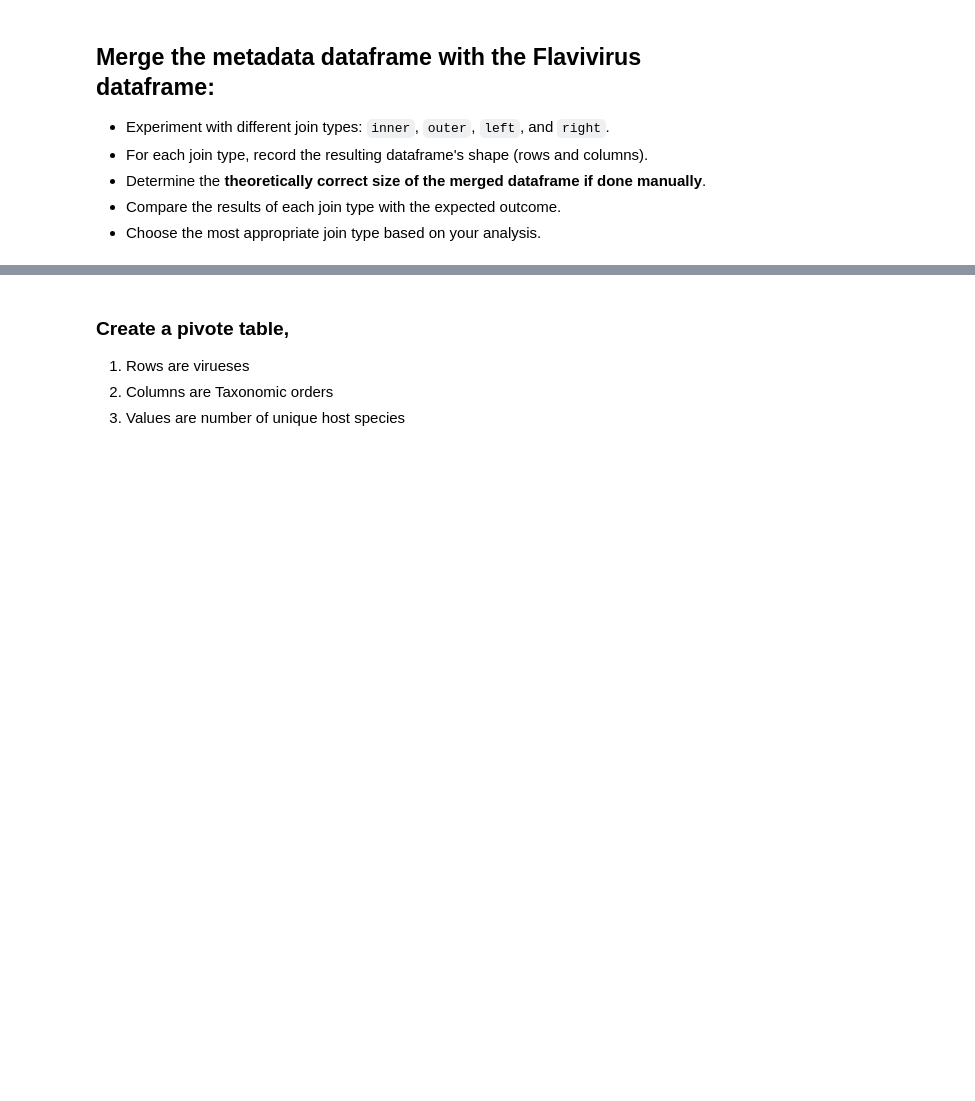
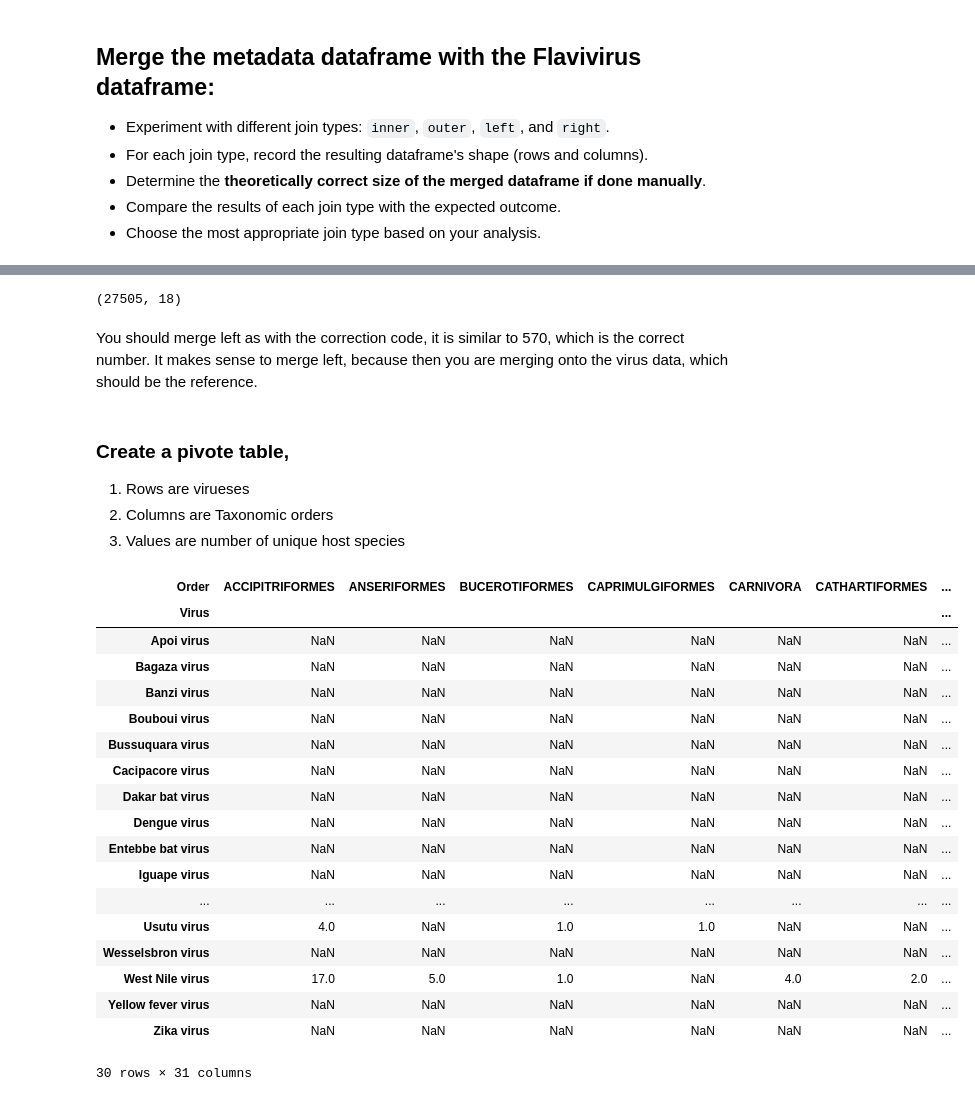
Before and after one commit to smlicciardello-svg/MPM_200_Licciardello, a Jupyter notebook: Code/assignment_9_database_management.ipynb, the cells around one changed output, grey strips where cells are left out. Cells and saved outputs as stored; diff of their text form; code cells hidden in the pictures; blank space fills up the shorter version.

```diff
--- a/Code/assignment_9_database_management.ipynb
+++ b/Code/assignment_9_database_management.ipynb
@@ -268,0 +330,4 @@ pd.merge(Species_level_only_birds, mammals_meta, left_on='Common name', right_on
+# %%
+#merge spreadsheets
+metadata_all_columns=pd.concat([Species_level_only_birds, mammals_meta], axis=0, ignore_index=True)
+metadata_all_columns
@@ -268,0 +348,4 @@ pd.merge(Species_level_only_birds, mammals_meta, left_on='Common name', right_on
+# %%
+#select only overlapping columns and rename
+metadata= metadata_all_columns[['Species ID','Class', 'Order', 'Family name', 'Common name', 'Scientific name', 'Authority', 'Synonyms', 'Red List status']]
+metadata
@@ -273,3 +375,8 @@ pd.merge(Species_level_only_birds, mammals_meta, left_on='Common name', right_on
 * Determine the **theoretically correct size of the merged dataframe if done manually**.
 * Compare the results of each join type with the expected outcome.
 * Choose the most appropriate join type based on your analysis.
+# %%
+#rename and inner merge
+metadata=metadata.rename(columns={'Scientific name' : 'Scientific Name'})
+merged_df_inner=pd.merge(df, metadata, on='Scientific Name', how='inner')
+merged_df_inner
@@ -275,0 +423,5 @@ pd.merge(Species_level_only_birds, mammals_meta, left_on='Common name', right_on
+# %%
+#left merge
+merged_df_left=pd.merge(df, metadata, on='Scientific Name', how='left')
+merged_df_left=merged_df_left.drop_duplicates(subset='sr no.', keep='first')
+merged_df_left
@@ -276,5 +464,33 @@ pd.merge(Species_level_only_birds, mammals_meta, left_on='Common name', right_on
+# %%
+merged_df_right.shape
+# %% [output]
+(27505, 18)
+# %% [markdown]
+You should merge left as with the correction code, it is similar to 570, which is the correct number. It makes sense to merge left, because then you are merging onto the virus data, which should be the reference.
 # %% [markdown]
 ### Create a pivote table,
 1. Rows are virueses
 2. Columns are Taxonomic orders
 3. Values are number of unique host species
+# %%
+merged_df_left.pivot_table(index='Virus', columns='Order', values='Scientific Name', aggfunc='nunique')
+# %% [output]
+| Order | ACCIPITRIFORMES | ANSERIFORMES | BUCEROTIFORMES | CAPRIMULGIFORMES | CARNIVORA | CATHARTIFORMES | ... |
+| Virus |  |  |  |  |  |  | ... |
+| Apoi virus | NaN | NaN | NaN | NaN | NaN | NaN | ... |
+| Bagaza virus | NaN | NaN | NaN | NaN | NaN | NaN | ... |
+| Banzi virus | NaN | NaN | NaN | NaN | NaN | NaN | ... |
+| Bouboui virus | NaN | NaN | NaN | NaN | NaN | NaN | ... |
+| Bussuquara virus | NaN | NaN | NaN | NaN | NaN | NaN | ... |
+| Cacipacore virus | NaN | NaN | NaN | NaN | NaN | NaN | ... |
+| Dakar bat virus | NaN | NaN | NaN | NaN | NaN | NaN | ... |
+| Dengue virus | NaN | NaN | NaN | NaN | NaN | NaN | ... |
+| Entebbe bat virus | NaN | NaN | NaN | NaN | NaN | NaN | ... |
+| Iguape virus | NaN | NaN | NaN | NaN | NaN | NaN | ... |
+| ... | ... | ... | ... | ... | ... | ... | ... |
+| Usutu virus | 4.0 | NaN | 1.0 | 1.0 | NaN | NaN | ... |
+| Wesselsbron virus | NaN | NaN | NaN | NaN | NaN | NaN | ... |
+| West Nile virus | 17.0 | 5.0 | 1.0 | NaN | 4.0 | 2.0 | ... |
+| Yellow fever virus | NaN | NaN | NaN | NaN | NaN | NaN | ... |
+| Zika virus | NaN | NaN | NaN | NaN | NaN | NaN | ... |
+30 rows × 31 columns
```
Also changed, not shown: parts of 23 cells of this notebook.
